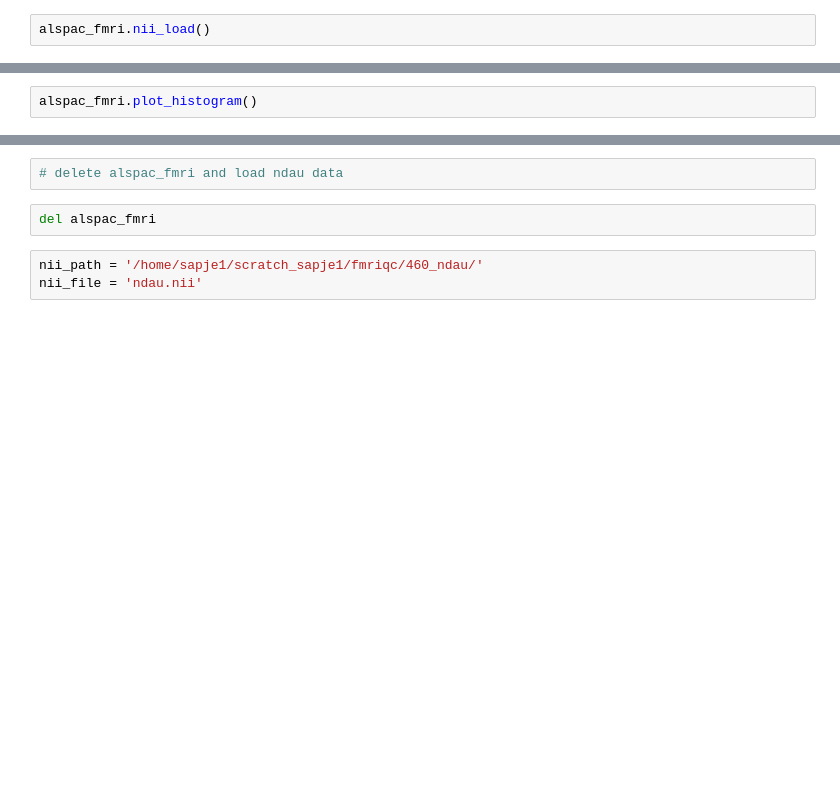
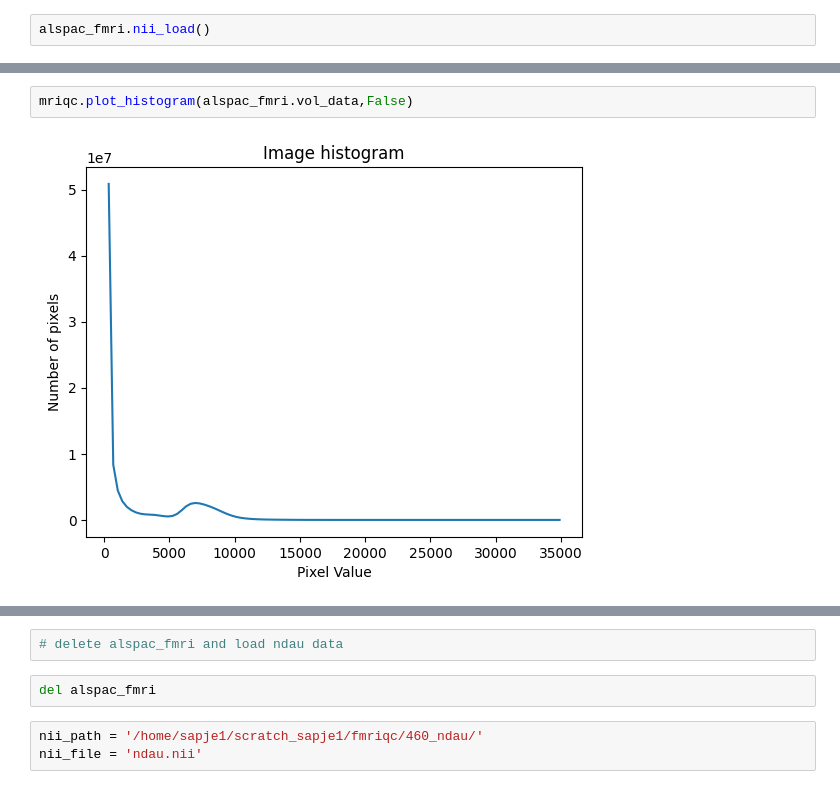
Before and after one commit to cjohnevans/MriQc, a Jupyter notebook: qc/fmriqc.ipynb, the cells around one changed output, grey strips where cells are left out. Saved outputs shown, nothing was run; the diff lists cells and outputs as text; blank space fills up the shorter version.

Commit message:
generic version of histogram

```diff
--- a/qc/fmriqc.ipynb
+++ b/qc/fmriqc.ipynb
@@ -26,5 +28,7 @@ alspac_fmri.calc_sfnr()
 # %%
-alspac_fmri.plot_histogram()
+mriqc.plot_histogram(alspac_fmri.vol_data,False)
+# %% [output]
+[figure, added]
 # %%
 dir(alspac_fmri)
 alspac_fmri.is_multi_volume
```
Also changed, not shown: parts of 20 cells of this notebook, 1 other file.
